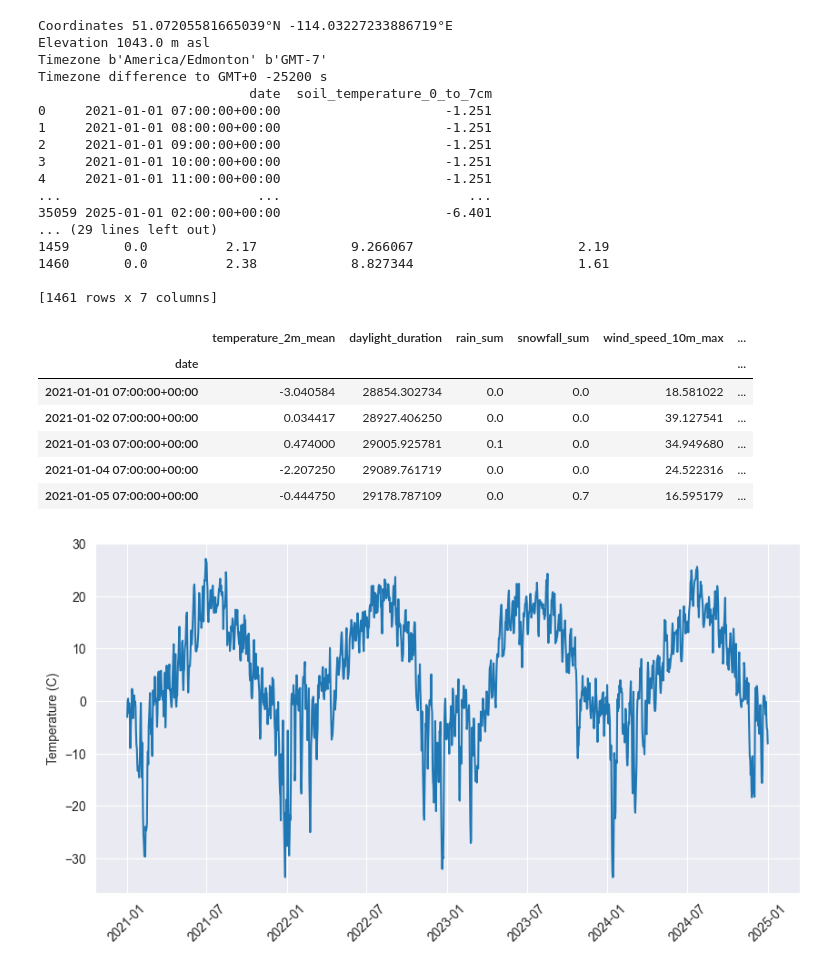
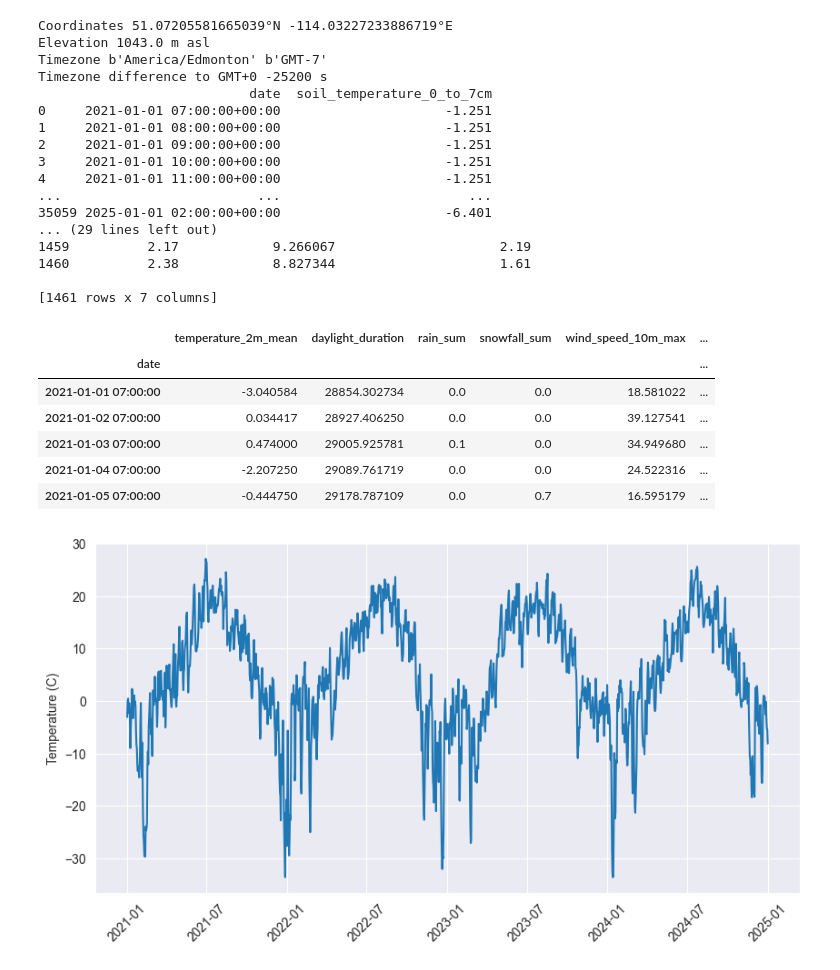
Before and after one commit to hodge-py/WeatherPred, a Jupyter notebook: WeatherPredictionSKForcast.ipynb, the cells around one changed output. Drawn from its saved outputs; the diff is of its cells as text; code cells hidden in the pictures.

```diff
--- a/WeatherPredictionSKForcast.ipynb
+++ b/WeatherPredictionSKForcast.ipynb
@@ -57,8 +57,8 @@ daily_wind_speed_10m_max = daily.Variables(4).ValuesAsNumpy()
 daily_shortwave_radiation_sum = daily.Variables(5).ValuesAsNumpy()
 
 daily_data = {"date": pd.date_range(
-	start = pd.to_datetime(daily.Time(), unit = "s", utc = True),
-	end = pd.to_datetime(daily.TimeEnd(), unit = "s", utc = True),
+	start = pd.to_datetime(daily.Time(), unit = "s", utc = False),
+	end = pd.to_datetime(daily.TimeEnd(), unit = "s", utc = False),
 	freq = pd.Timedelta(seconds = daily.Interval()),
 	inclusive = "left"
 )}
@@ -86,33 +86,33 @@ Timezone difference to GMT+0 -25200 s
 ...                         ...                        ...
 35059 2025-01-01 02:00:00+00:00                     -6.401
 ... (29 lines left out)
-1459       0.0          2.17            9.266067                     2.19
-1460       0.0          2.38            8.827344                     1.61
+1459          2.17            9.266067                     2.19
+1460          2.38            8.827344                     1.61
 
 [1461 rows x 7 columns]
 # %%
 import matplotlib.pyplot as plt
 import seaborn as sns
 import numpy as np
 from skforecast.recursive import ForecasterRecursive
 from skforecast.recursive import ForecasterRecursiveMultiSeries
 from sklearn.ensemble import RandomForestRegressor
 from sklearn.metrics import mean_squared_error
 
 plt.rcParams["figure.figsize"] = (10,5)
-daily_dataframe['date'] = pd.to_datetime(daily_dataframe['date'], format='%Y-%m-%d')
+daily_dataframe['date'] = pd.to_datetime(daily_dataframe['date'], format='%d/%m/%y %H:%M:%S')
 daily_dataframe = daily_dataframe.set_index("date")
 daily_dataframe = daily_dataframe.asfreq('D')
 df = daily_dataframe.sort_index()
 df.head()
 # %% [output]
 |  | temperature_2m_mean | daylight_duration | rain_sum | snowfall_sum | wind_speed_10m_max | ... |
 | date |  |  |  |  |  | ... |
-| 2021-01-01 07:00:00+00:00 | -3.040584 | 28854.302734 | 0.0 | 0.0 | 18.581022 | ... |
-| 2021-01-02 07:00:00+00:00 | 0.034417 | 28927.406250 | 0.0 | 0.0 | 39.127541 | ... |
-| 2021-01-03 07:00:00+00:00 | 0.474000 | 29005.925781 | 0.1 | 0.0 | 34.949680 | ... |
-| 2021-01-04 07:00:00+00:00 | -2.207250 | 29089.761719 | 0.0 | 0.0 | 24.522316 | ... |
-| 2021-01-05 07:00:00+00:00 | -0.444750 | 29178.787109 | 0.0 | 0.7 | 16.595179 | ... |
+| 2021-01-01 07:00:00 | -3.040584 | 28854.302734 | 0.0 | 0.0 | 18.581022 | ... |
+| 2021-01-02 07:00:00 | 0.034417 | 28927.406250 | 0.0 | 0.0 | 39.127541 | ... |
+| 2021-01-03 07:00:00 | 0.474000 | 29005.925781 | 0.1 | 0.0 | 34.949680 | ... |
+| 2021-01-04 07:00:00 | -2.207250 | 29089.761719 | 0.0 | 0.0 | 24.522316 | ... |
+| 2021-01-05 07:00:00 | -0.444750 | 29178.787109 | 0.0 | 0.7 | 16.595179 | ... |
 # %%
 plt.plot(df["temperature_2m_mean"])
 plt.ylabel("Temperature (C)")
```
Also changed, not shown: parts of 8 cells of this notebook, 1 other file.
